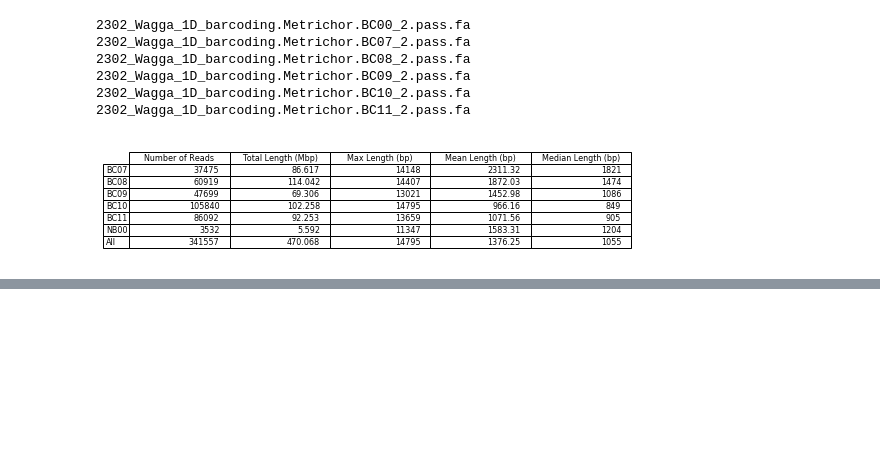
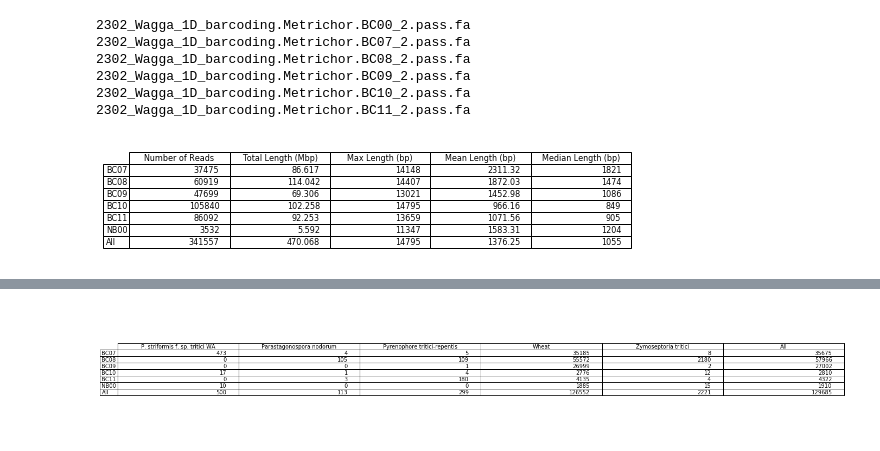
Before and after one commit to BenjaminSchwessinger/Gamran, a Jupyter notebook: 03042017_1D_barcoding_Wagga_exp2.ipynb, the cells around one changed output, grey strips where cells are left out. Drawn from its saved outputs; the diff is of its cells as text; code cells hidden in the pictures; blank space fills up the shorter version.

```diff
--- a/03042017_1D_barcoding_Wagga_exp2.ipynb
+++ b/03042017_1D_barcoding_Wagga_exp2.ipynb
@@ -352,15 +350,15 @@ plt.savefig(work_dir + 'analysis/graphs/' + basecalled_fasta_file_id + 'basecall
 ### DATAFRAME ANALYSIS - COLLATION OF RGBESTHIT DATA ###
 # %%
 #Extracts rgblast files from the initial input folder and moves them to data/basecalled to be manipulated
-rgblast_input_file_names = os.listdir(rgblast_input_dir_path)
+rgblast_input_file_names = [x for x in os.listdir(rgbesthit_input_dir_path) if x.endswith('WW_30032017.blast.besthit')]
 rgblast_input_file_names.sort()
 if rgblast_input_file_names:
     rgblast_file_type = get_file_type(rgblast_input_file_names[-1], '.')
 
     for rgblast_file in rgblast_input_file_names:
-        if os.path.exists(rgblast_input_dir_path + rgblast_file):
+        if os.path.exists(rgbesthit_input_dir_path + rgblast_file):
             if not os.path.exists(work_dir + 'blast/rgbesthit/' + rgblast_file):
-                os.rename(rgblast_input_dir_path + rgblast_file, work_dir + 'blast/rgbesthit/' + rgblast_file)
+                shutil.copy2(rgbesthit_input_dir_path + rgblast_file, work_dir + 'blast/rgbesthit/' + rgblast_file)
 # %%
 # creates a list of all the reference genome blast besthit file names in blast/rgbesthit
 rgblast_file_names = os.listdir(work_dir + 'blast/rgbesthit')
@@ -376,26 +374,29 @@ for file_name in rgblast_besthit_file_names:
 rgblast_file_id = list(set(rgblast_file_id_list))[0]
 # %%
 #Make a list of all available barcodes the rgbesthit reads are sorted into, based on rgbesthit file names
-blast_besthit_file_names_idstrip = [file_name.strip(basecalled_fasta_file_id) for file_name in rgblast_besthit_file_names]
-rgblast_besthit_barcodes = []
-for bcs in range(0, len(rgblast_besthit_file_names_idstrip)):
+#blast_besthit_file_names_idstrip = [file_name.strip(basecalled_fasta_file_id) for file_name in rgblast_besthit_file_names]
+rgblast_besthit_barcodes =[]
+for bcs in range(0, len(rgblast_besthit_file_names)):
     bclabel_index = ''
-    if int(rgblast_besthit_file_names_idstrip[bcs].find('BC')) > int(rgblast_besthit_file_names_idstrip[bcs].find('NB')):
-        bclabel_index = int(rgblast_besthit_file_names_idstrip[bcs].find('BC'))
+    if int(rgblast_besthit_file_names[bcs].find('BC')) > int(rgblast_besthit_file_names[bcs].find('NB')):
+        bclabel_index = int(rgblast_besthit_file_names[bcs].find('BC'))
     else:
-        bclabel_index = int(rgblast_besthit_file_names_idstrip[bcs].find('NB'))
-    rgblast_besthit_barcodes.append(rgblast_besthit_file_names_idstrip[bcs][bclabel_index:bclabel_index + 4])
+        bclabel_index = int(rgblast_besthit_file_names[bcs].find('NB'))
+    rgblast_besthit_barcodes.append(rgblast_besthit_file_names[bcs][bclabel_index:bclabel_index + 4])
 # %%
 #Makes a dictionary - key (barcode) : value (dataframe of rgblast hit results per barcode)
 os.chdir(work_dir + 'blast/rgbesthit')
 rgblast_dfs_dict = {}
 blast_output_parameters = ['qseqid', 'sseqid', 'evalue', 'bitscore', 'length', 'pident', 'nident']
+rgblast_besthit_barcodes.sort()
+rgblast_besthit_file_names.sort()
 for bcs, besthit_file in zip(rgblast_besthit_barcodes, rgblast_besthit_file_names):
     if rgblast_file_id in besthit_file:
         rgblast_dfs_dict[bcs] = pd.read_table(besthit_file, delim_whitespace=True,
                                            names=blast_output_parameters) #hardcoded
 for bcs in rgblast_dfs_dict.keys():
     rgblast_dfs_dict[bcs]['barcode'] = bcs
+os.chdir(work_dir)
 # %%
 # NECESSARY TO HARD CODE - Must supply two lists of equal length, in the desired order:
 # one corresponding to unique letter combos in the sseqid ids (tags)
@@ -431,15 +436,17 @@ rgblast_df_joint_pivot.index.name = None
 rgblast_df_joint_pivot.columns.name = None
 # %%
 #Save pivot table to analysis/tables/
-fig = plt.figure(figsize=(11,2))
+fig = plt.figure(figsize=(24,4))
 ax = fig.add_subplot(1, 1, 1, frame_on=False)
 ax.xaxis.set_visible(False)  # hide the x axis
 ax.yaxis.set_visible(False)  # hide the y axis
 
 table(ax, rgblast_df_joint_pivot, loc='center')
 
 plt.savefig(os.path.join(work_dir + 'analysis/tables/',
                         basecalled_fasta_file_id + "_rgblasthit_reads_summary.png"))
+# %% [output]
+[figure, added]
 # %%
 #Removes the 'all' column (for graphing purposes)
 rgblast_df_joint_pivot_noall = rgblast_df_joint_pivot.drop('All', axis=1)
```
Also changed, not shown: parts of 5 cells of this notebook.
